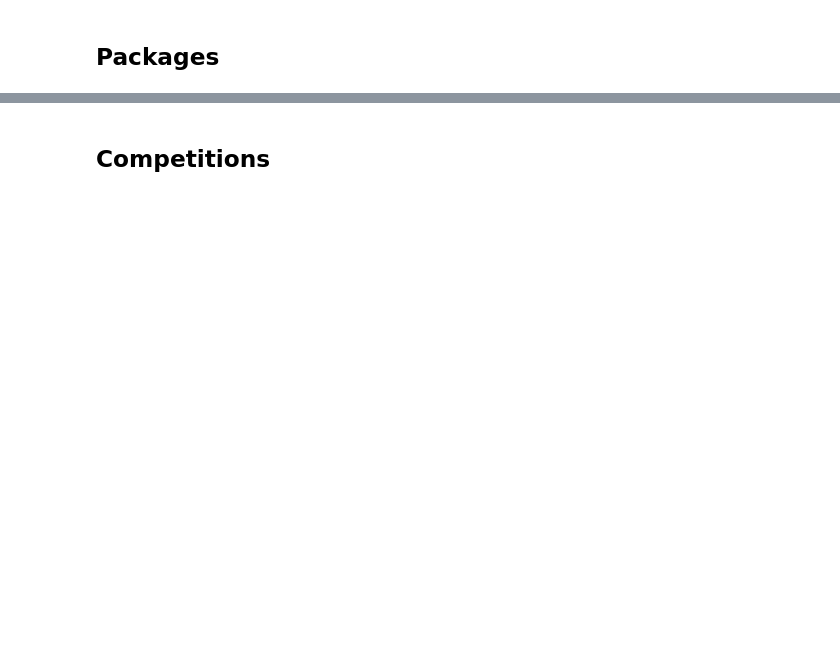
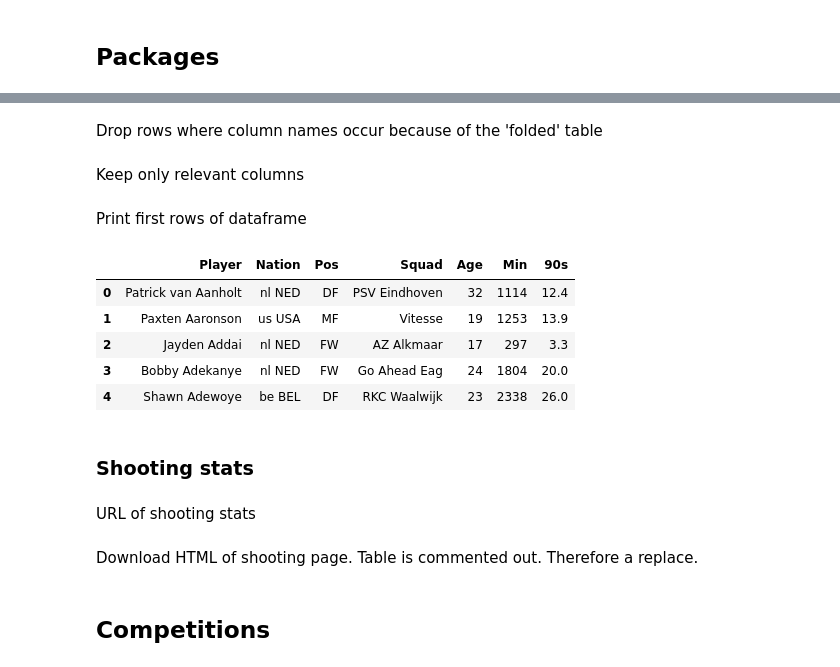
Before and after one commit to YasinTuncbilek/bakayoko-replacement, a Jupyter notebook: bakayoko-replacement.ipynb, the cells around one changed output, grey strips where cells are left out. Saved outputs shown, nothing was run; the diff lists cells and outputs as text; code cells hidden in the pictures; blank space fills up the shorter version.

Commit message:
Update with standard and shooting stats.

```diff
--- a/bakayoko-replacement.ipynb
+++ b/bakayoko-replacement.ipynb
@@ -20,0 +89,2 @@ import pandas as pd
+# %%
+players_standard_stats = pd.read_html(players_standard_data, attrs = {'id':'stats_standard'})[0]
@@ -20,0 +93,25 @@ import pandas as pd
+# %%
+players_standard_stats.columns = players_standard_stats.columns.droplevel()
+# %% [markdown]
+Drop rows where column names occur because of the 'folded' table
+# %%
+players_standard_stats = players_standard_stats.loc[players_standard_stats['Player'] != 'Player']
+# %% [markdown]
+Keep only relevant columns
+# %%
+players_standard_stats = players_standard_stats[["Player", "Nation", "Pos", "Squad", "Age", "Min", "90s"]]
+# %% [markdown]
+Print first rows of dataframe
+# %%
+players_standard_stats.head()
+# %% [output]
+|  | Player | Nation | Pos | Squad | Age | Min | 90s |
+| 0 | Patrick van Aanholt | nl NED | DF | PSV Eindhoven | 32 | 1114 | 12.4 |
+| 1 | Paxten Aaronson | us USA | MF | Vitesse | 19 | 1253 | 13.9 |
+| 2 | Jayden Addai | nl NED | FW | AZ Alkmaar | 17 | 297 | 3.3 |
+| 3 | Bobby Adekanye | nl NED | FW | Go Ahead Eag | 24 | 1804 | 20.0 |
+| 4 | Shawn Adewoye | be BEL | DF | RKC Waalwijk | 23 | 2338 | 26.0 |
+# %% [markdown]
+### Shooting stats
+# %% [markdown]
+URL of shooting stats
@@ -20,0 +120,2 @@ import pandas as pd
+# %% [markdown]
+Download HTML of shooting page. Table is commented out. Therefore a replace.
```
Also changed, not shown: parts of 60 cells of this notebook.
